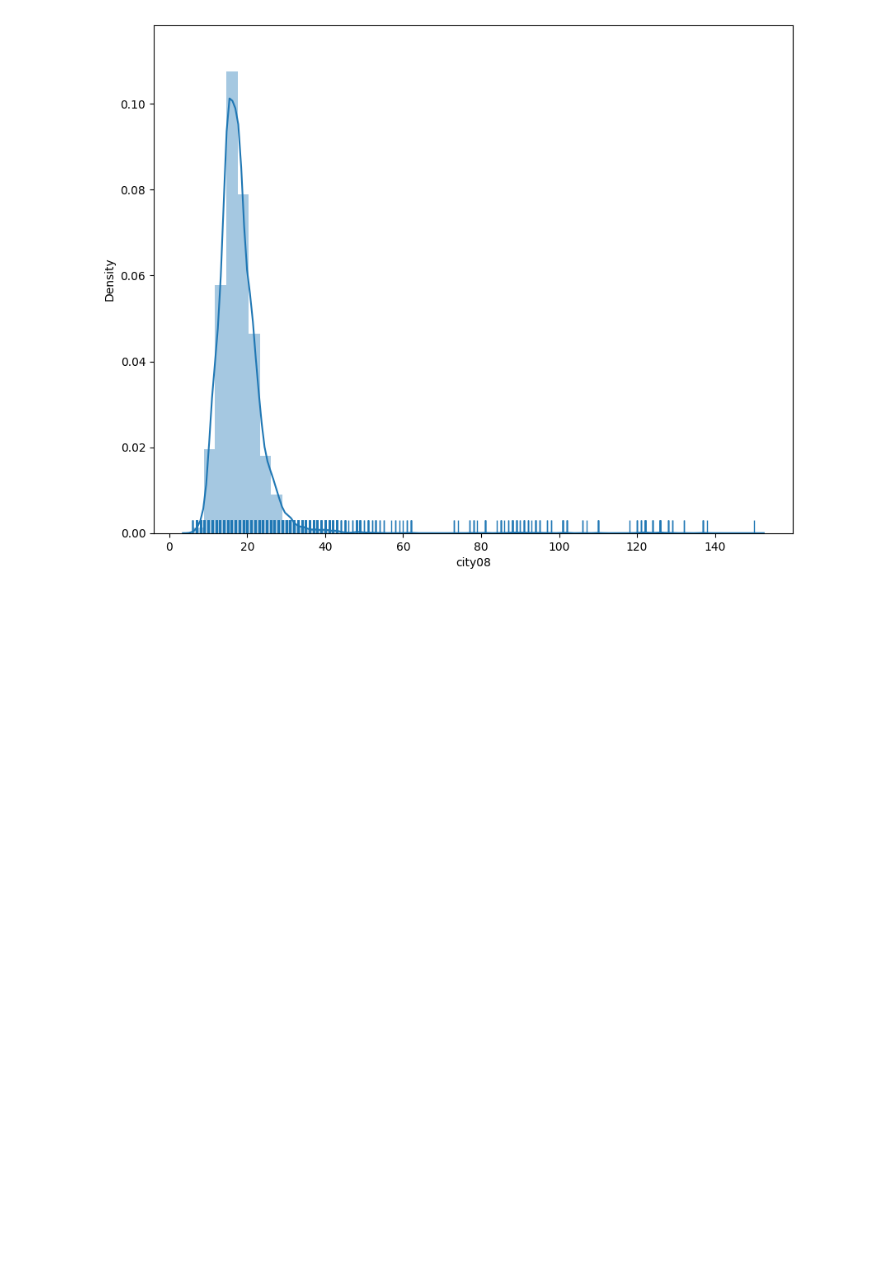
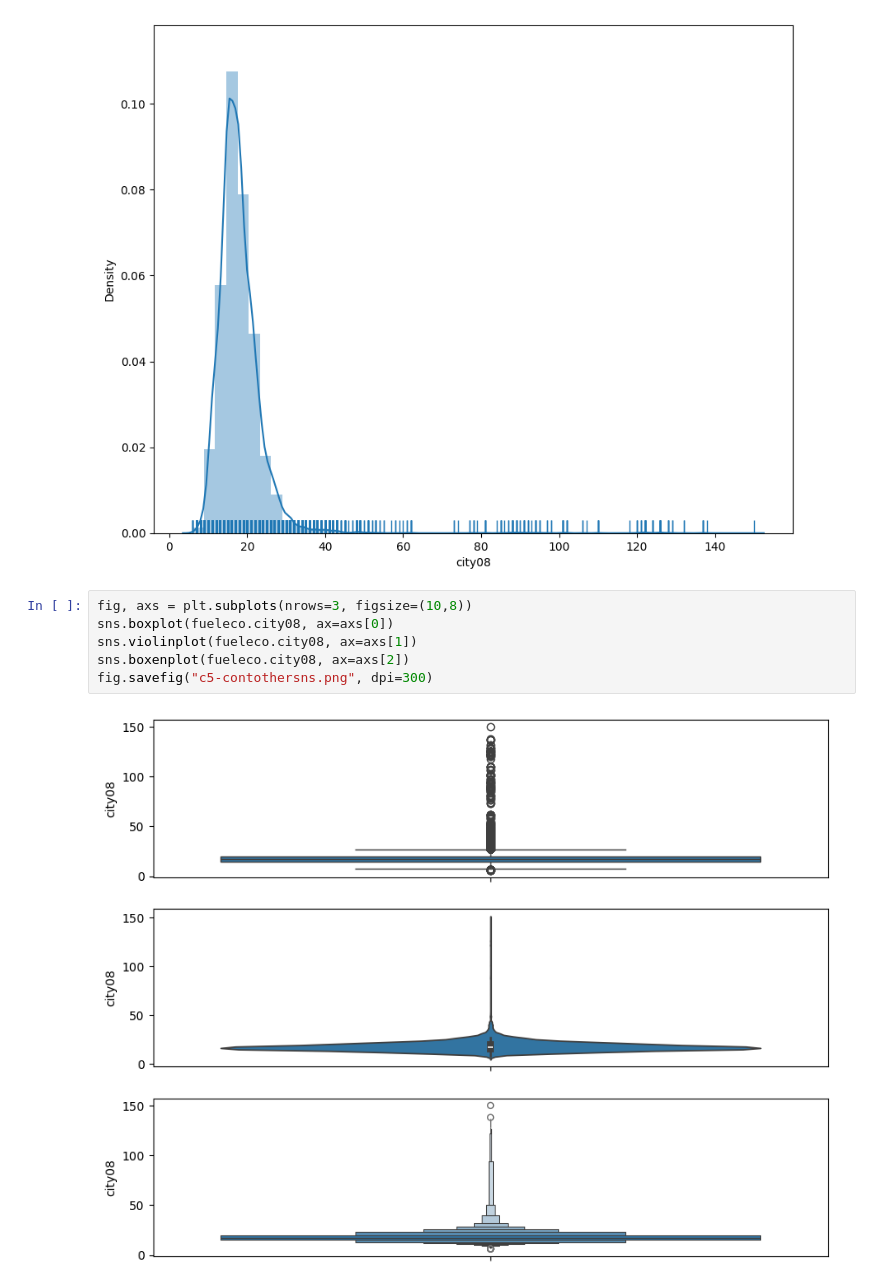
Before and after one commit to bdunn20/book_code, a Jupyter notebook: pandas_1.X_cookbook/Ch_5_EDA.ipynb, the cells around one changed output. Saved outputs shown, nothing was run; the diff lists cells and outputs as text; blank space fills up the shorter version.

```diff
--- a/pandas_1.X_cookbook/Ch_5_EDA.ipynb
+++ b/pandas_1.X_cookbook/Ch_5_EDA.ipynb
@@ -553,3 +553,11 @@ https://gist.github.com/mwaskom/de44147ed2974457ad6372750bbe5751
 
   sns.distplot(fueleco.city08, rug=True, ax=ax)
 [figure]
+# %%
+fig, axs = plt.subplots(nrows=3, figsize=(10,8))
+sns.boxplot(fueleco.city08, ax=axs[0])
+sns.violinplot(fueleco.city08, ax=axs[1])
+sns.boxenplot(fueleco.city08, ax=axs[2])
+fig.savefig("c5-contothersns.png", dpi=300)
+# %% [output]
+[figure, added]
```
Also changed, not shown: parts of 9 cells of this notebook.
